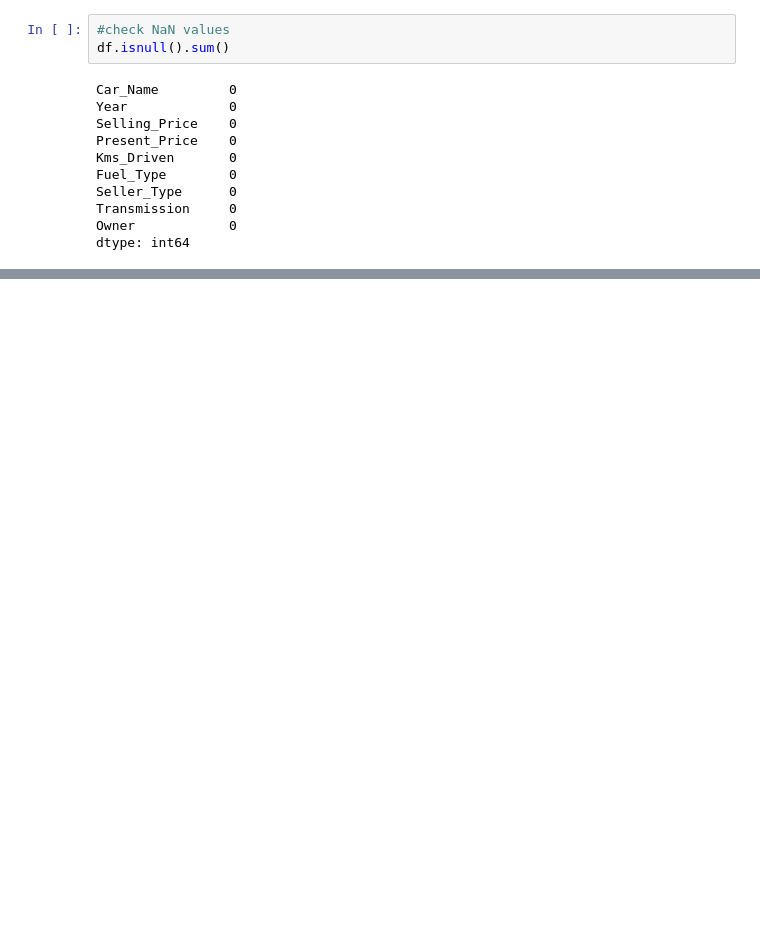
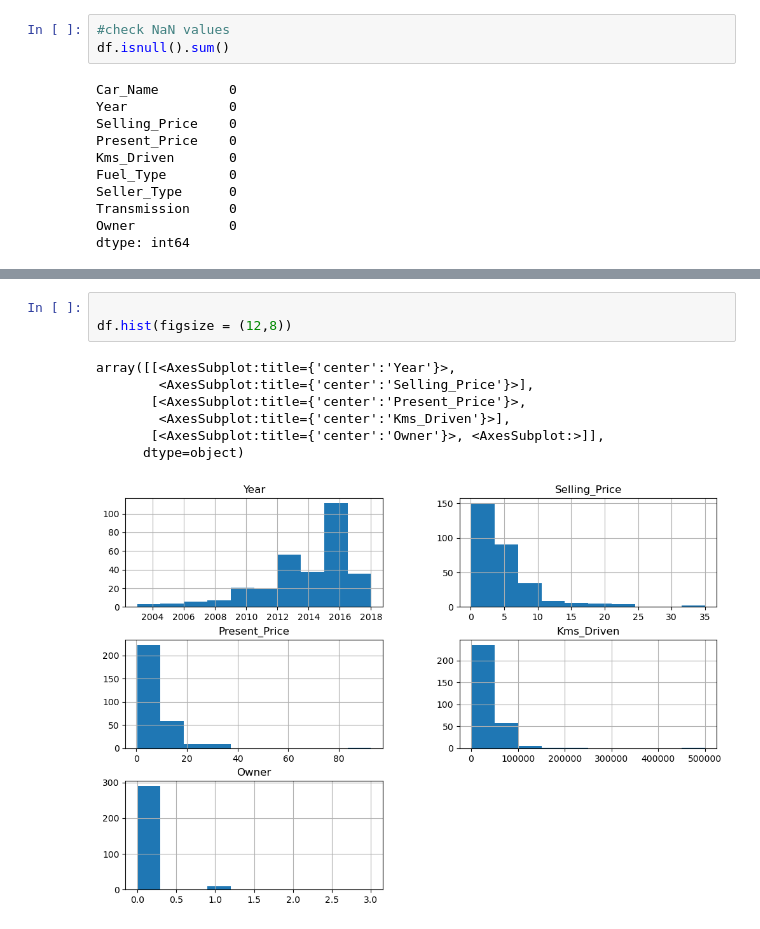
Before and after one commit to hamdain-mazen/New-Car, a Jupyter notebook: new_car.ipynb, the cells around one changed output, grey strips where cells are left out. Saved outputs shown, nothing was run; the diff lists cells and outputs as text; blank space fills up the shorter version.

```diff
--- a/new_car.ipynb
+++ b/new_car.ipynb
@@ -127,0 +89,11 @@ i git add
+# %%
+
+df.hist(figsize = (12,8))
+# %% [output]
+array([[<AxesSubplot:title={'center':'Year'}>,
+        <AxesSubplot:title={'center':'Selling_Price'}>],
+       [<AxesSubplot:title={'center':'Present_Price'}>,
+        <AxesSubplot:title={'center':'Kms_Driven'}>],
+       [<AxesSubplot:title={'center':'Owner'}>, <AxesSubplot:>]],
+      dtype=object)
+[figure, added]
```
Also changed, not shown: parts of 95 cells of this notebook.
